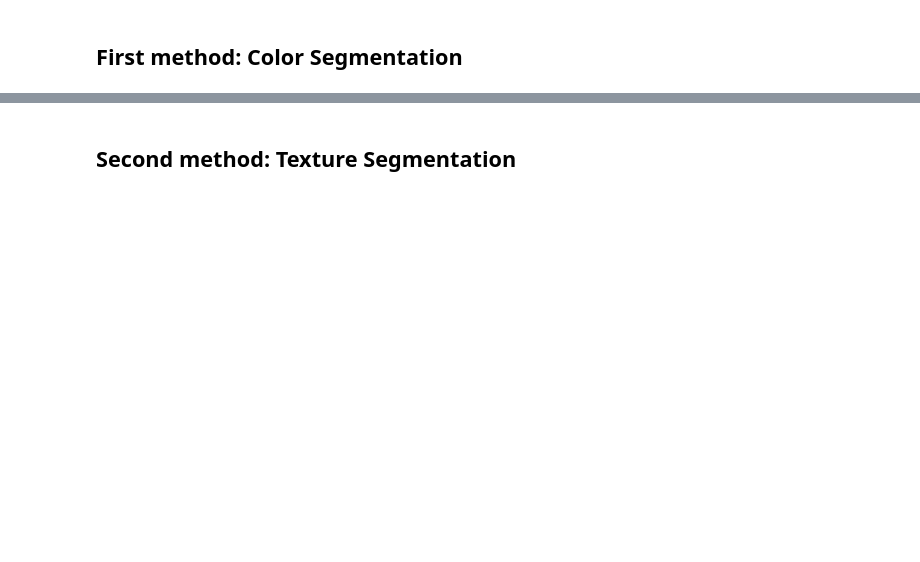
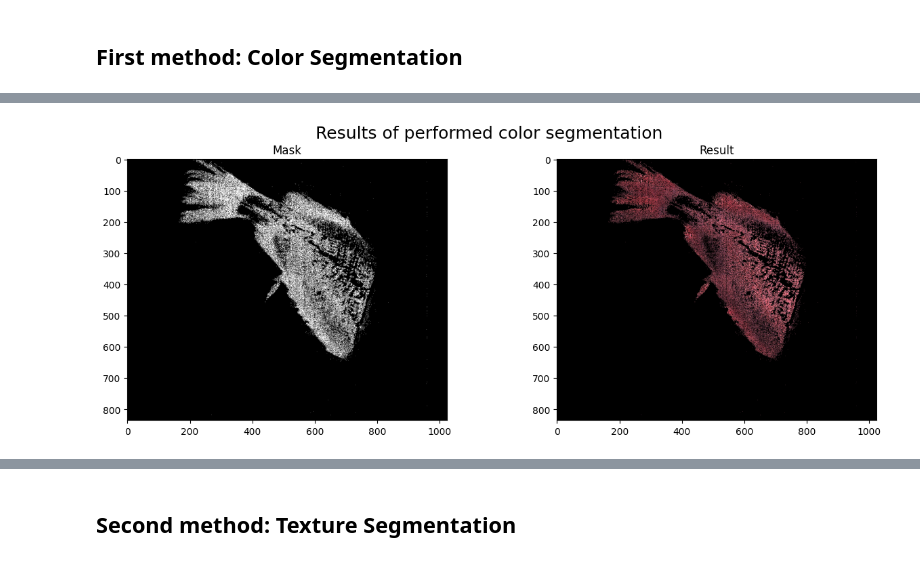
Before and after one commit to KamielVDD/6_marelec_project, a Jupyter notebook: 2_notebooks/marelec.ipynb, the cells around one changed output, grey strips where cells are left out. Drawn from its saved outputs; the diff is of its cells as text; code cells hidden in the pictures; blank space fills up the shorter version.

```diff
--- a/2_notebooks/marelec.ipynb
+++ b/2_notebooks/marelec.ipynb
@@ -24,5 +34,2 @@ img_fish = cv2.imread(PATH_FISH_1)
 # %% [markdown]
 ## First method: Color Segmentation
-# %%
-hsv_fish = cv2.cvtColor(img_fish, cv2.COLOR_RGB2HSV)
-mask = cv2.inRange(hsv_fish, LOWER_COLOR_FISH, UPPER_COLOR_FISH)
@@ -58,4 +35,0 @@ plt.imshow(opening, cmap="gray")
-# %%
-result = cv2.bitwise_and(img_fish, img_fish, mask=opening)
-plt.figure()
-plt.imshow(result)
@@ -64,0 +99,34 @@ plt.imshow(result)
+# %%
+def color_segmentation(img_rgb, lower_color, upper_color, plot_result):
+    """Performs color segmentation
+
+    Args:
+        img_rgb (_type_): Image (in RGB-format) to perform color segmentation on
+        lower_color (_type_): Lower color boundry
+        upper_color (_type_): Upper color boundry
+        plot_result (_type_): Flag to plot results
+
+    Returns:
+        _type_: Resulting mask from segmentation
+    """
+
+    hsv = cv2.cvtColor(img_rgb, cv2.COLOR_RGB2HSV)
+    mask = cv2.inRange(hsv, lower_color, upper_color)
+    result = cv2.bitwise_and(img_rgb, img_rgb, mask=mask)
+
+    if plot_result:
+        fig, ax = plt.subplots(1, 2, figsize=(15, 5))
+
+        fig.suptitle("Results of performed color segmentation", fontsize=18)
+
+        ax[0].imshow(mask, cmap="gray")
+        ax[0].set_title("Mask")
+
+        ax[1].imshow(result)
+        ax[1].set_title("Result")
+
+    return mask
+# %%
+mask = color_segmentation(img_fish, LOWER_COLOR_FISH, UPPER_COLOR_FISH, True)
+# %% [output]
+[figure, added]
```
Also changed, not shown: parts of 13 cells of this notebook.
